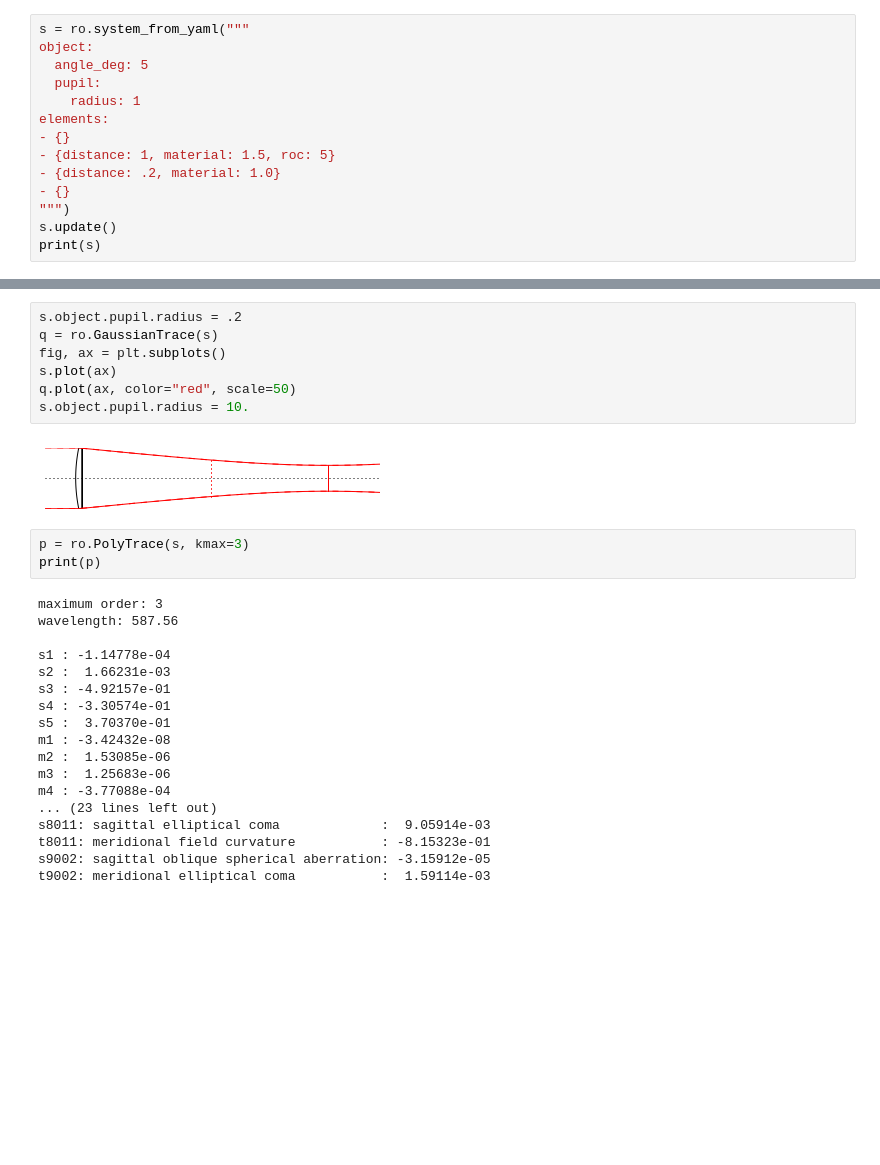
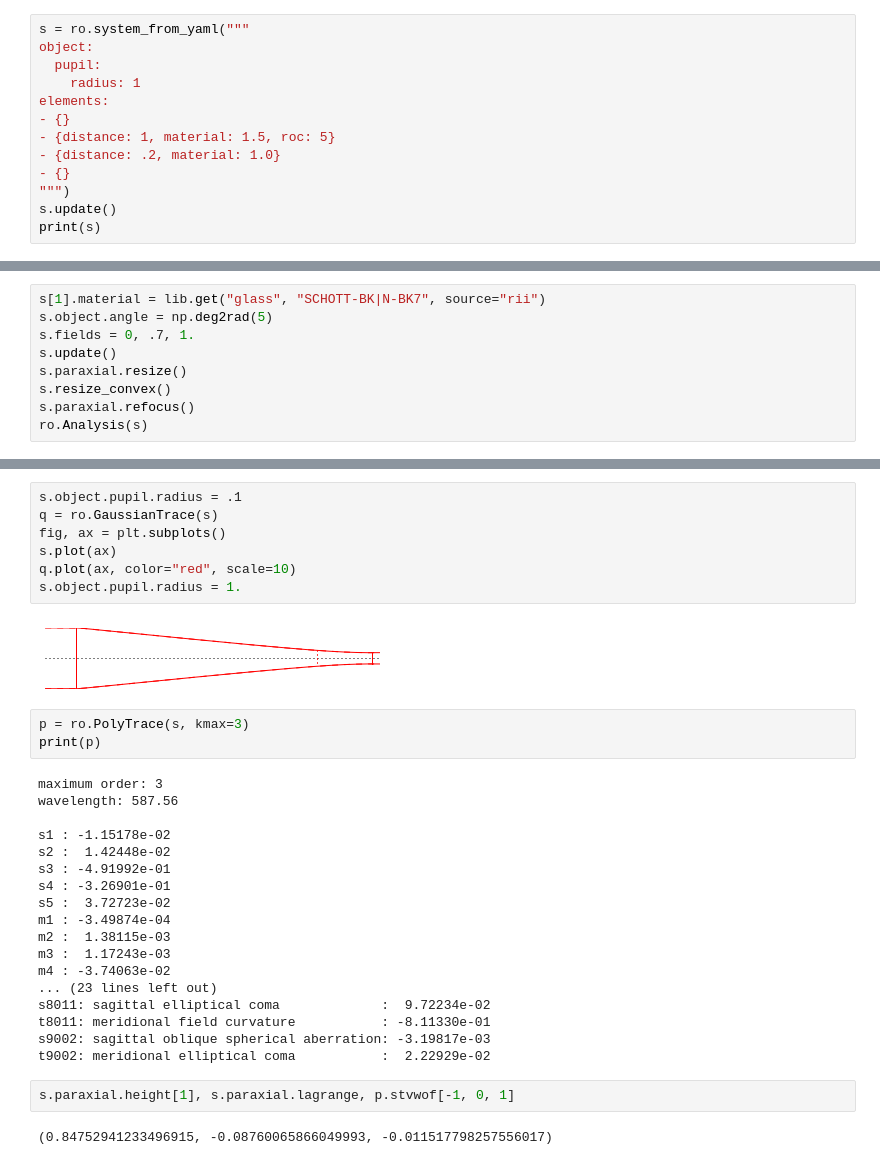
Before and after one commit to quartiq/rayopt-notebooks, a Jupyter notebook: tutorial.ipynb, the cells around one changed output, grey strips where cells are left out. Cells and saved outputs as stored; diff of their text form; blank space fills up the shorter version.

```diff
--- a/tutorial.ipynb
+++ b/tutorial.ipynb
@@ -16,7 +20,6 @@ Populating the interactive namespace from numpy and matplotlib
 # %%
 s = ro.system_from_yaml("""
 object:
-  angle_deg: 5
   pupil:
     radius: 1
 elements:
@@ -87,0 +93,9 @@ Image:
+# %%
+s[1].material = lib.get("glass", "SCHOTT-BK|N-BK7", source="rii")
+s.object.angle = np.deg2rad(5)
+s.fields = 0, .7, 1.
+s.update()
+s.paraxial.resize()
+s.resize_convex()
+s.paraxial.refocus()
+ro.Analysis(s)
@@ -88,12 +126,12 @@ Image:
 # %%
-s.object.pupil.radius = .2
+s.object.pupil.radius = .1
 q = ro.GaussianTrace(s)
 fig, ax = plt.subplots()
 s.plot(ax)
-q.plot(ax, color="red", scale=50)
-s.object.pupil.radius = 10.
+q.plot(ax, color="red", scale=10)
+s.object.pupil.radius = 1.
 # %% [output]
-[figure, old version]
+[figure, new version]
 # %%
 p = ro.PolyTrace(s, kmax=3)
 print(p)
@@ -101,17 +139,21 @@ print(p)
 maximum order: 3
 wavelength: 587.56
 
-s1 : -1.14778e-04
-s2 :  1.66231e-03
-s3 : -4.92157e-01
-s4 : -3.30574e-01
-s5 :  3.70370e-01
-m1 : -3.42432e-08
-m2 :  1.53085e-06
-m3 :  1.25683e-06
-m4 : -3.77088e-04
+s1 : -1.15178e-02
+s2 :  1.42448e-02
+s3 : -4.91992e-01
+s4 : -3.26901e-01
+s5 :  3.72723e-02
+m1 : -3.49874e-04
+m2 :  1.38115e-03
+m3 :  1.17243e-03
+m4 : -3.74063e-02
 ... (23 lines left out)
-s8011: sagittal elliptical coma             :  9.05914e-03
-t8011: meridional field curvature           : -8.15323e-01
-s9002: sagittal oblique spherical aberration: -3.15912e-05
-t9002: meridional elliptical coma           :  1.59114e-03
+s8011: sagittal elliptical coma             :  9.72234e-02
+t8011: meridional field curvature           : -8.11330e-01
+s9002: sagittal oblique spherical aberration: -3.19817e-03
+t9002: meridional elliptical coma           :  2.22929e-02
+# %%
+s.paraxial.height[1], s.paraxial.lagrange, p.stvwof[-1, 0, 1]
+# %% [output]
+(0.84752941233496915, -0.08760065866049993, -0.011517798257556017)
```
Also changed, not shown: parts of 16 cells of this notebook.
